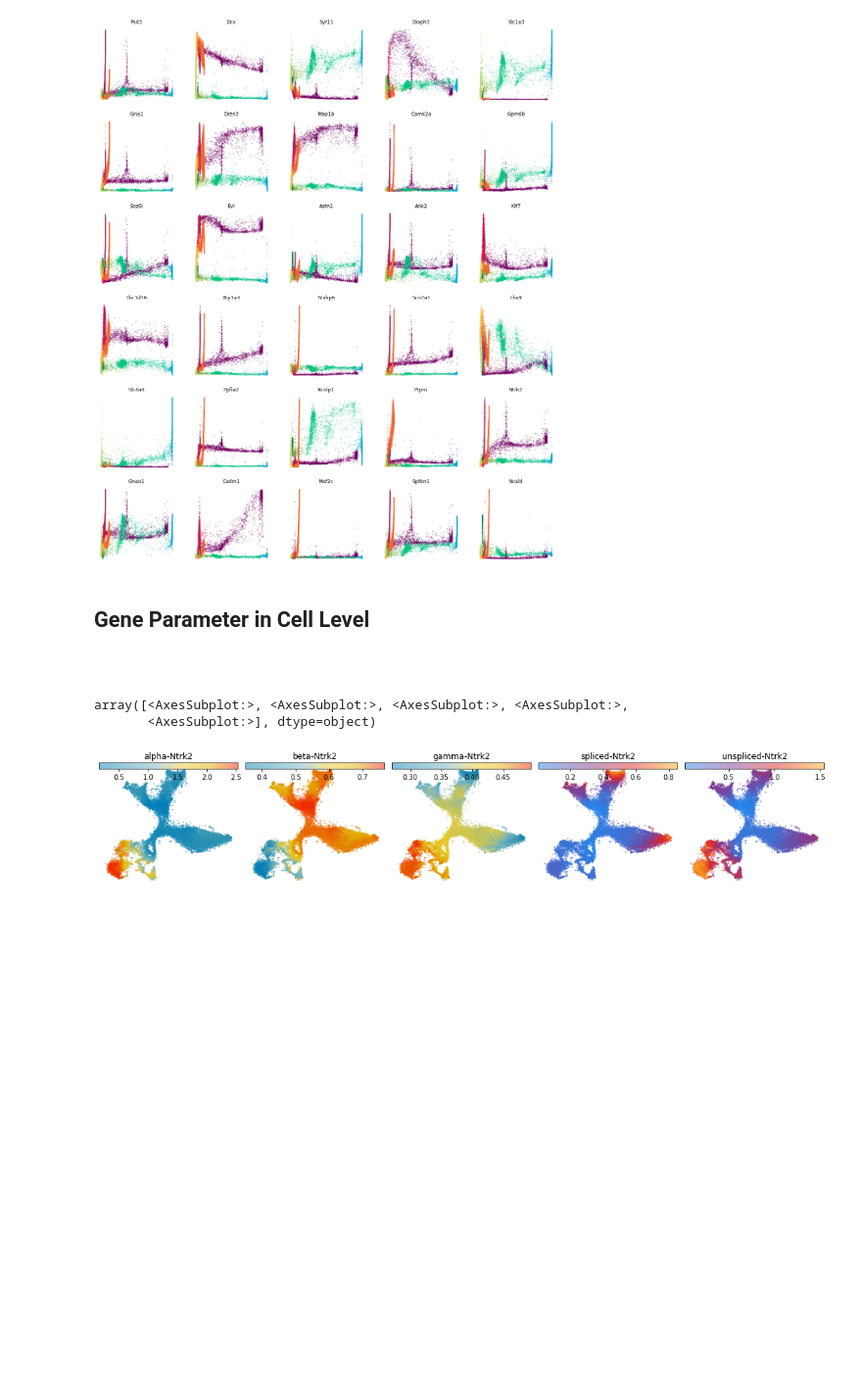
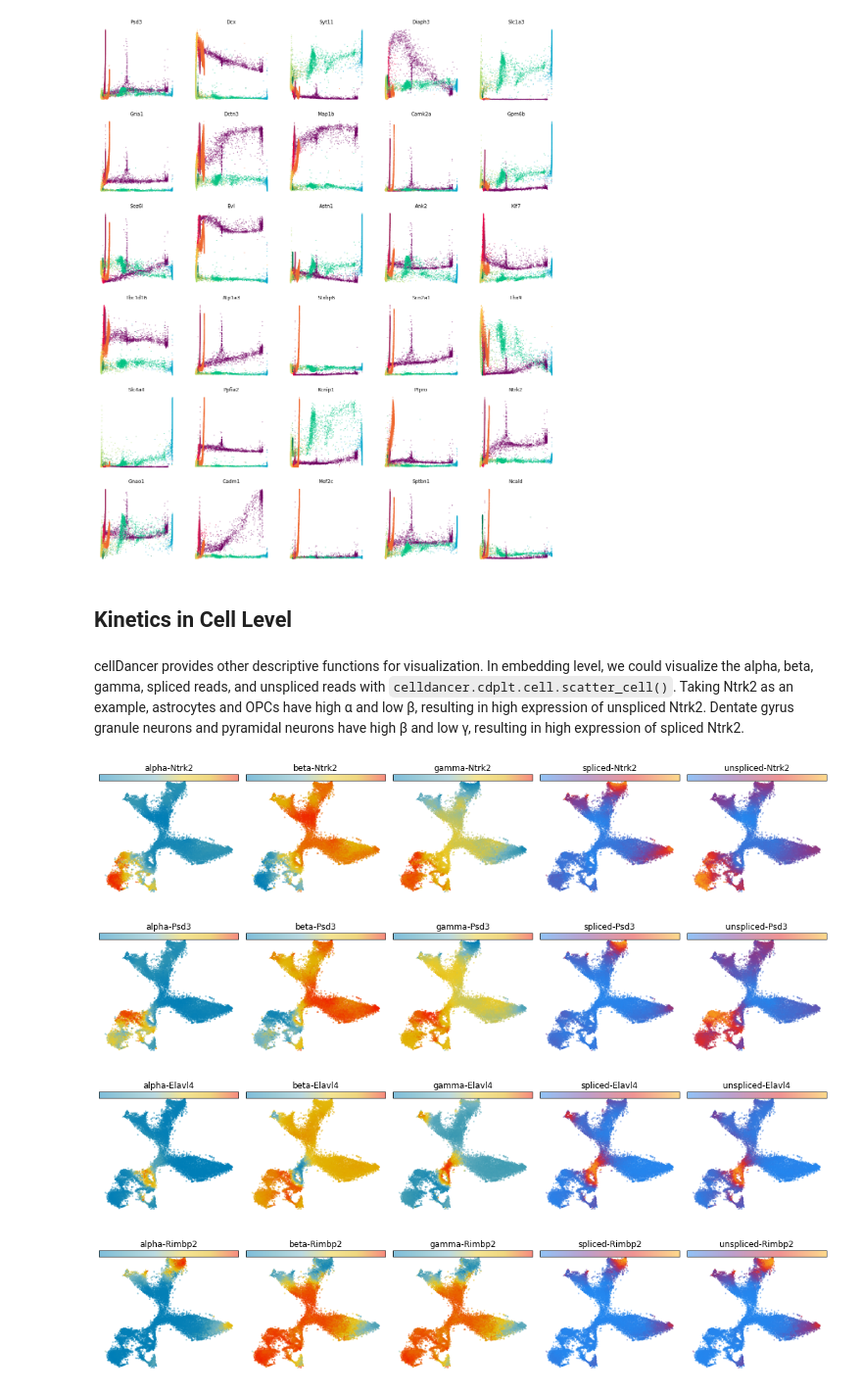
Before and after one commit to GuangyuWangLab2021/cellDancer, a Jupyter notebook: analysis/CaseStudyNotebook/Neuro_main_function-pre_sl_wq_para_renamed.ipynb, the cells around one changed output. Shown at 98% size. Cells and saved outputs as stored; diff of their text form; code cells hidden in the pictures; blank space fills up the shorter version.

Commit message:
neuro notebook

````diff
--- a/analysis/CaseStudyNotebook/Neuro_main_function-pre_sl_wq_para_renamed.ipynb
+++ b/analysis/CaseStudyNotebook/Neuro_main_function-pre_sl_wq_para_renamed.ipynb
@@ -88,6 +88,7 @@ loss_df, cellDancer_df=cd.velocity_estimation.velocity(cell_type_u_s,\
                                                        gene_list=gene_list,\
                                                        permutation_ratio=0.1,\
                                                        norm_u_s=False,\
-                                                       norm_cell_distribution=False)
+                                                       norm_cell_distribution=False,
+                                                       n_jobs=8)
 cellDancer_df
 # %% [output]
@@ -291,40 +292,38 @@ for i in range(len(gene_list)):
 # %% [output]
 [figure]
 # %% [markdown]
-## Gene Parameter in Cell Level
+## Kinetics in Cell Level
 # %% [markdown]
-#
+cellDancer provides other descriptive functions for visualization. In embedding level, we could visualize the alpha, beta, gamma, spliced reads, and unspliced reads with ```celldancer.cdplt.cell.scatter_cell()```. Taking Ntrk2 as an example, astrocytes and OPCs have high α and low β, resulting in high expression of unspliced Ntrk2. Dentate gyrus granule neurons and pyramidal neurons have high β and low γ, resulting in high expression of spliced Ntrk2.
-# %%
-ax
-# %% [output]
-array([<AxesSubplot:>, <AxesSubplot:>, <AxesSubplot:>, <AxesSubplot:>,
-       <AxesSubplot:>], dtype=object)
 # %%
-gene_samples=['Ntrk2','Psd3','Elavl4','Rimbp2'][0:1]
+gene_samples=['Ntrk2','Psd3','Elavl4','Rimbp2']
 
 for gene in gene_samples:
     fig, ax = plt.subplots(ncols=5, figsize=(15,3))
     cdplt.cell.scatter_cell(ax[0],cellDancer_df, colors='alpha',
                  gene=gene, velocity=False)
     cdplt.cell.scatter_cell(ax[1],cellDancer_df, colors='beta',
                  gene=gene, velocity=False)
     cdplt.cell.scatter_cell(ax[2],cellDancer_df, colors='gamma',
                  gene=gene, velocity=False)
     cdplt.cell.scatter_cell(ax[3],cellDancer_df, colors='splice',
                  gene=gene, velocity=False)
     cdplt.cell.scatter_cell(ax[4],cellDancer_df, colors='unsplice',
                  gene=gene, velocity=False)
     ax[0].axis('off')
     ax[1].axis('off')
     ax[2].axis('off')
     ax[3].axis('off')
     ax[4].axis('off')
     ax[0].set_title('alpha-'+gene)
     ax[1].set_title('beta-'+gene)
     ax[2].set_title('gamma-'+gene)
     ax[3].set_title('spliced-'+gene)
     ax[4].set_title('unspliced-'+gene)
     plt.tight_layout()
     plt.show()
 # %% [output]
-[figure, old version]
+[figure, new version]
+[figure, added]
+[figure, added]
+[figure, added]
````
Also changed, not shown: parts of 9 cells of this notebook, 1 other file.
